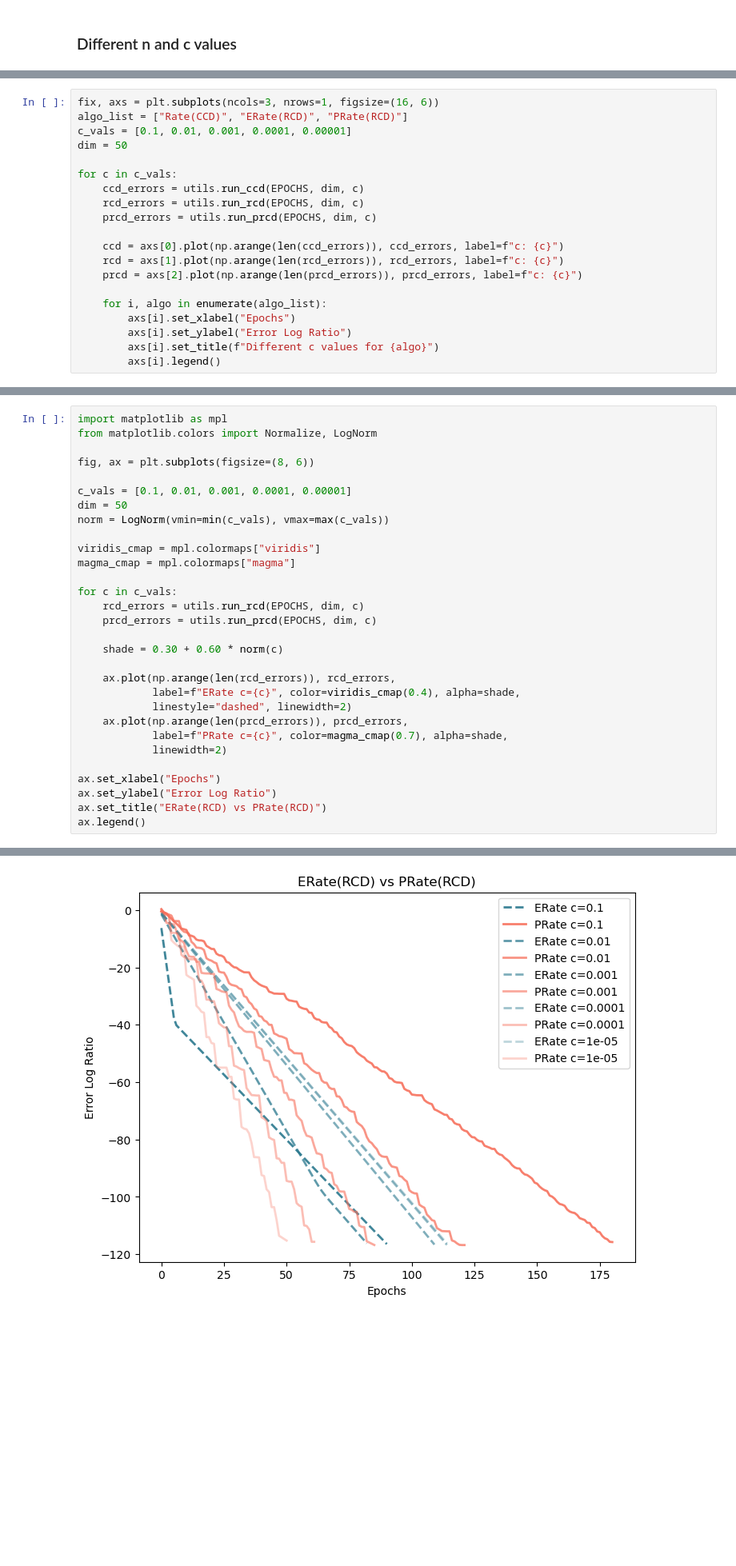
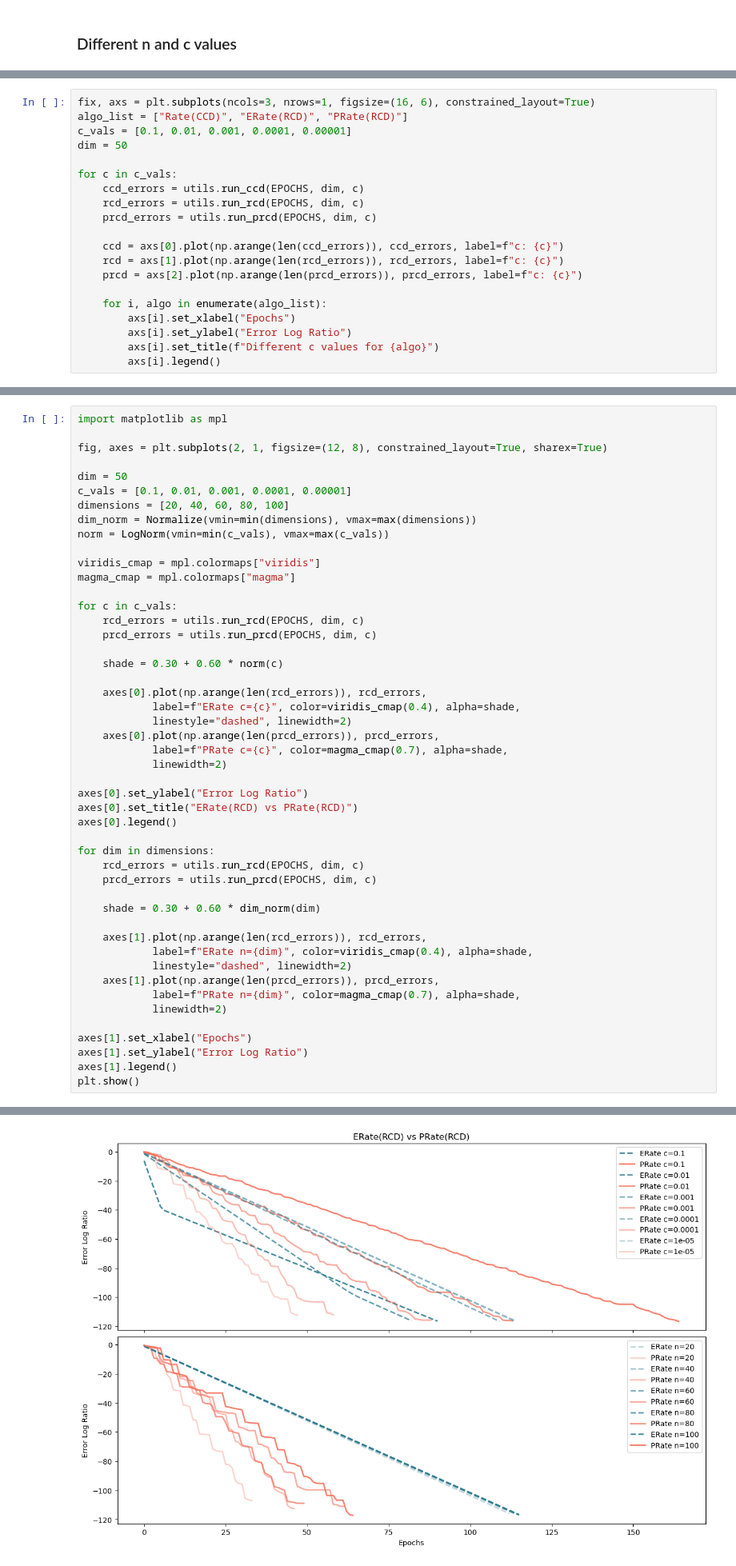
Before and after one commit to pinto2501/coordinate_descent, a Jupyter notebook: cbcd.ipynb, the cells around one changed output, grey strips where cells are left out. Shown at 80% size. Cells and saved outputs as stored; diff of their text form; blank space fills up the shorter version.

```diff
--- a/cbcd.ipynb
+++ b/cbcd.ipynb
@@ -35,5 +39,5 @@ for dim in range(20, 101, 20):
 # %%
-fix, axs = plt.subplots(ncols=3, nrows=1, figsize=(16, 6))
+fix, axs = plt.subplots(ncols=3, nrows=1, figsize=(16, 6), constrained_layout=True)
 algo_list = ["Rate(CCD)", "ERate(RCD)", "PRate(RCD)"]
 c_vals = [0.1, 0.01, 0.001, 0.0001, 0.00001]
 dim = 50
@@ -57,11 +61,12 @@ for c in c_vals:
 # %%
 import matplotlib as mpl
-from matplotlib.colors import Normalize, LogNorm
 
-fig, ax = plt.subplots(figsize=(8, 6))
+fig, axes = plt.subplots(2, 1, figsize=(12, 8), constrained_layout=True, sharex=True)
 
+dim = 50
 c_vals = [0.1, 0.01, 0.001, 0.0001, 0.00001]
-dim = 50
+dimensions = [20, 40, 60, 80, 100]
+dim_norm = Normalize(vmin=min(dimensions), vmax=max(dimensions))
 norm = LogNorm(vmin=min(c_vals), vmax=max(c_vals))
 
 viridis_cmap = mpl.colormaps["viridis"]
@@ -73,15 +78,32 @@ for c in c_vals:
 
     shade = 0.30 + 0.60 * norm(c)
 
-    ax.plot(np.arange(len(rcd_errors)), rcd_errors,
+    axes[0].plot(np.arange(len(rcd_errors)), rcd_errors,
             label=f"ERate c={c}", color=viridis_cmap(0.4), alpha=shade,
             linestyle="dashed", linewidth=2)
-    ax.plot(np.arange(len(prcd_errors)), prcd_errors,
+    axes[0].plot(np.arange(len(prcd_errors)), prcd_errors,
             label=f"PRate c={c}", color=magma_cmap(0.7), alpha=shade,
             linewidth=2)
 
-ax.set_xlabel("Epochs")
-ax.set_ylabel("Error Log Ratio")
-ax.set_title("ERate(RCD) vs PRate(RCD)")
-ax.legend()
+axes[0].set_ylabel("Error Log Ratio")
+axes[0].set_title("ERate(RCD) vs PRate(RCD)")
+axes[0].legend()
+
+for dim in dimensions:
+    rcd_errors = utils.run_rcd(EPOCHS, dim, c)
+    prcd_errors = utils.run_prcd(EPOCHS, dim, c)
+
+    shade = 0.30 + 0.60 * dim_norm(dim)
+
+    axes[1].plot(np.arange(len(rcd_errors)), rcd_errors,
+            label=f"ERate n={dim}", color=viridis_cmap(0.4), alpha=shade,
+            linestyle="dashed", linewidth=2)
+    axes[1].plot(np.arange(len(prcd_errors)), prcd_errors,
+            label=f"PRate n={dim}", color=magma_cmap(0.7), alpha=shade,
+            linewidth=2)
+
+axes[1].set_xlabel("Epochs")
+axes[1].set_ylabel("Error Log Ratio")
+axes[1].legend()
+plt.show()
 # %% [output]
@@ -89 +110 @@ ax.legend()
-[figure, old version]
+[figure, new version]
```
Also changed, not shown: parts of 8 cells of this notebook, 23 other files.
